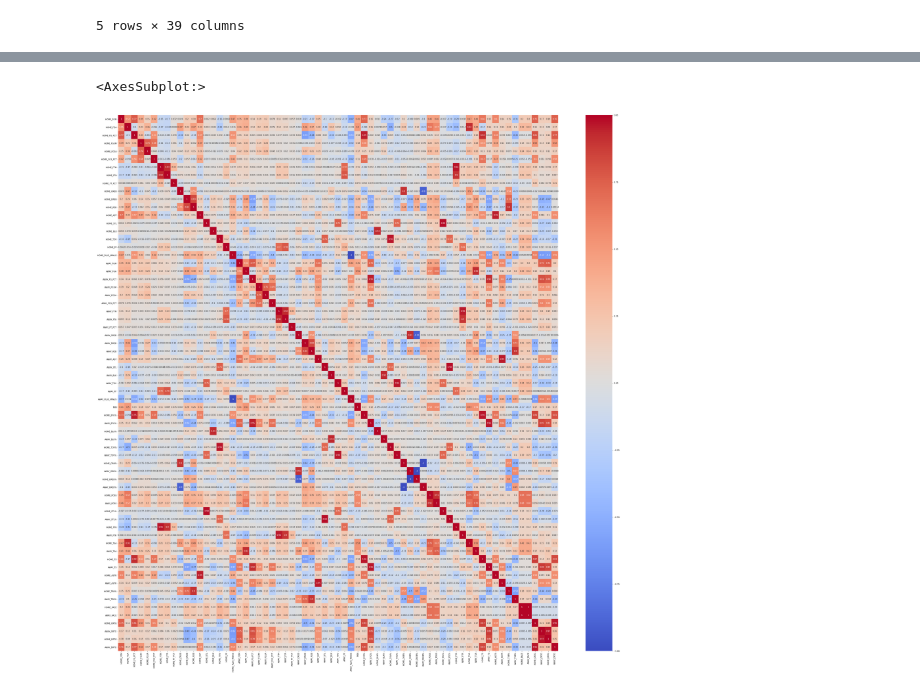
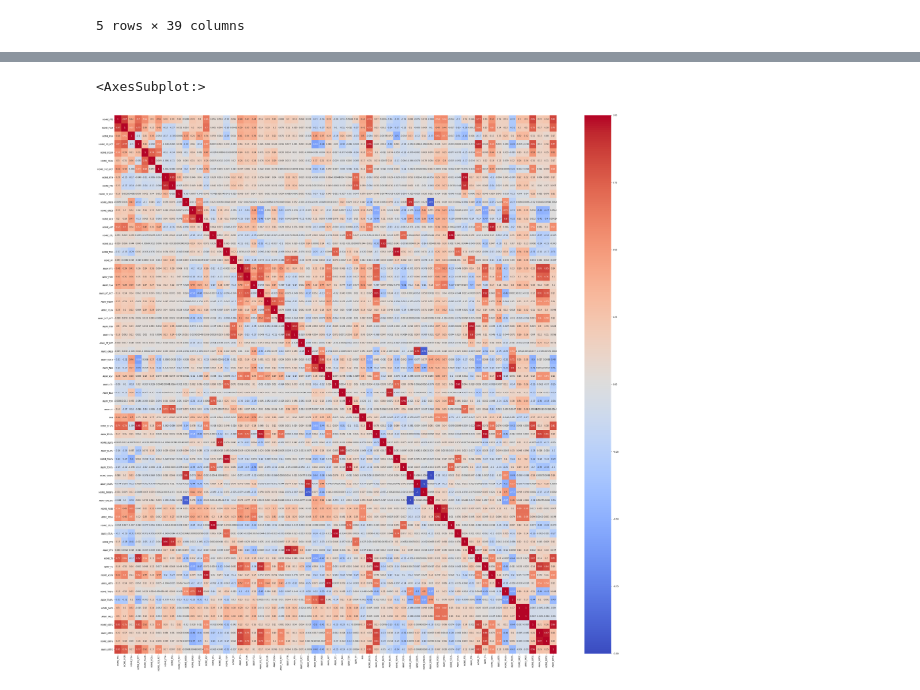
Before and after one commit to jtj60/Predicting-the-Scoring-Margin-of-NBA-Games-Using-Machine-Learning, a Jupyter notebook: code/nba_scoring_margin_using_ML.ipynb, the cells around one changed output, grey strips where cells are left out. Saved outputs shown, nothing was run; the diff lists cells and outputs as text; code cells hidden in the pictures.

Commit message:
removed TSA feature, added extra cell for heatmap

```diff
--- a/code/nba_scoring_margin_using_ML.ipynb
+++ b/code/nba_scoring_margin_using_ML.ipynb
@@ -156,8 +156,8 @@ games['AWAY_FTR'] = games['AWAY_FTM'] / games['AWAY_FGA']
 # True Shooting (Requires True Shooting Attempts)
 home_tsa = games['HOME_FGA'] + 0.44 * games['HOME_FTA']
 away_tsa = games['AWAY_FGA'] + 0.44 * games['AWAY_FTA']
-games['HOME_TS'] = games['HOME_PTS'] / (2 * games['HOME_TSA'])
-games['AWAY_TS'] = games['AWAY_PTS'] / (2 * games['AWAY_TSA'])
+games['HOME_TS'] = games['HOME_PTS'] / (2 * home_tsa)
+games['AWAY_TS'] = games['AWAY_PTS'] / (2 * away_tsa)
 
 # Assist Rate
 games['HOME_ASTR'] = 100 * games['HOME_AST'] / (games['HOME_FGA'] + (.44 * games['HOME_FTA']) + games['HOME_AST'] + games['HOME_TOV'])
@@ -217,8 +217,7 @@ games_csv.to_csv("games_updated.csv")
 # %%
 #Data Visualization
 plt.figure(figsize=(50,50))
-#sns.heatmap(pointsMap.corr(),annot = True, cmap='coolwarm', vmin = -1)
-sns.heatmap(plusminusMap.corr(),annot = True, cmap='coolwarm', vmin = -1)
+sns.heatmap(pointsMap.corr(),annot = True, cmap='coolwarm', vmin = -1)
 # %% [output]
 <AxesSubplot:>
-[figure, old version]
+[figure, new version]
```
Also changed, not shown: parts of 3 cells of this notebook.
